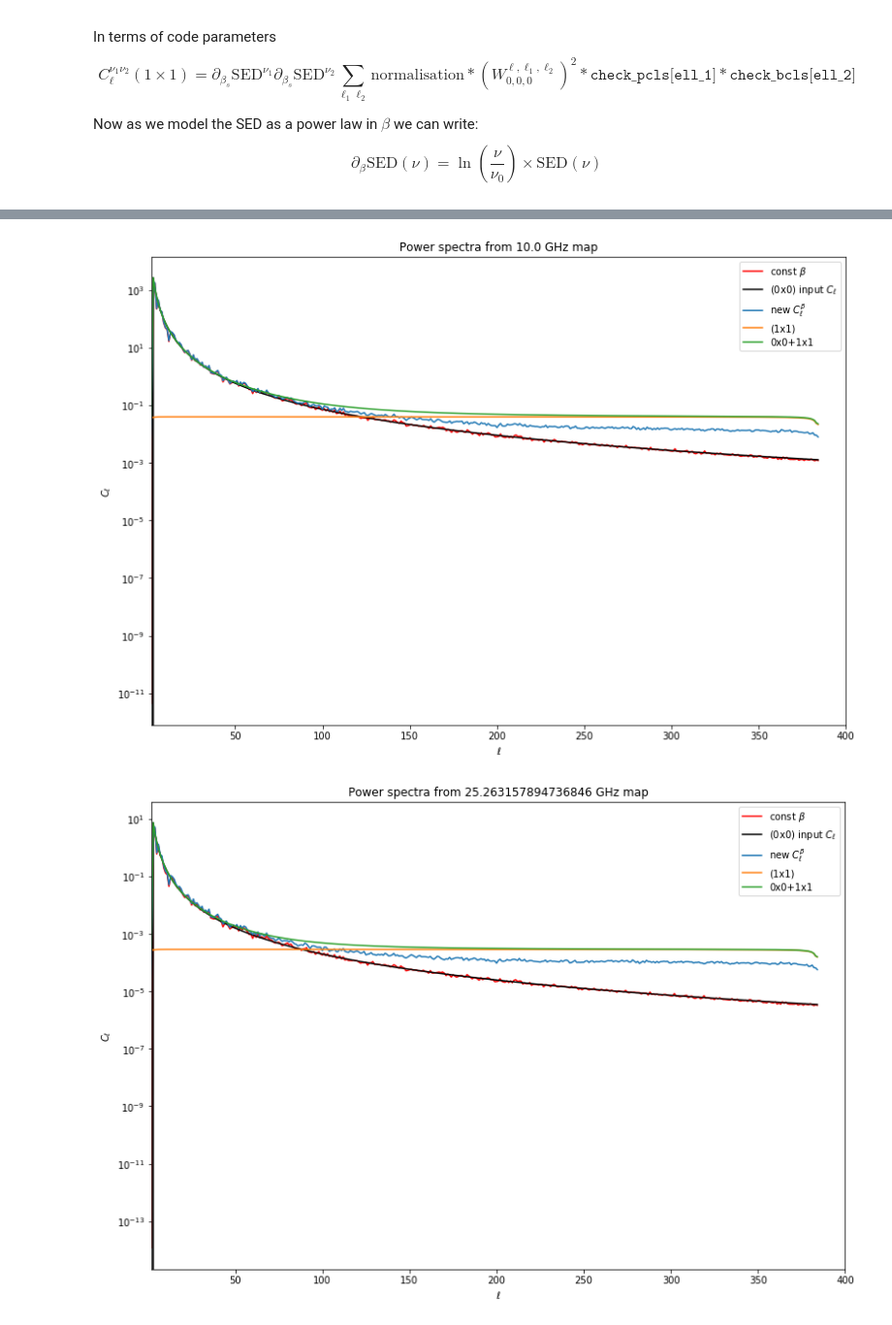
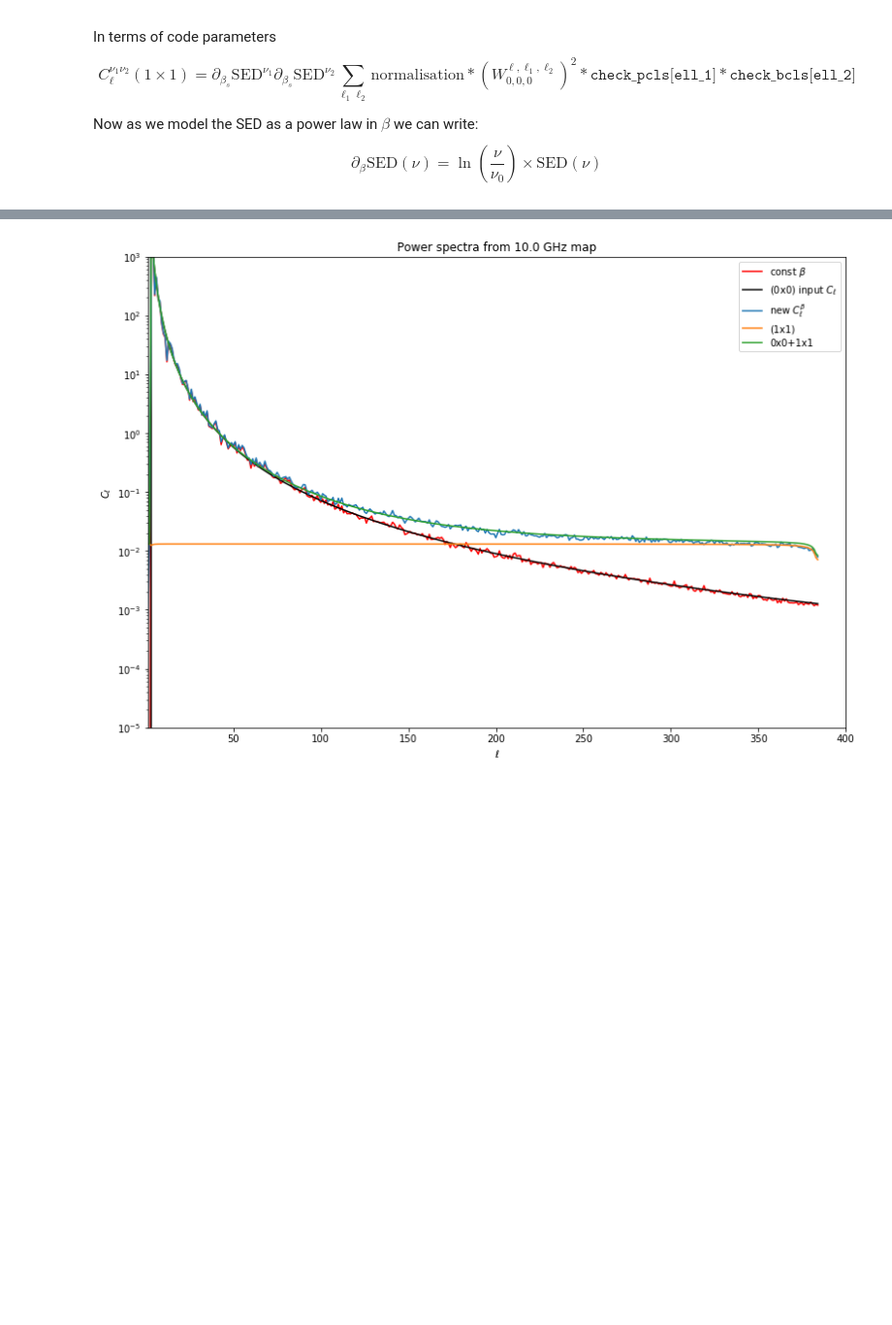
Before and after one commit to acwgough/foreground_moments, a Jupyter notebook: 2019-07-22 synch moment functions .ipynb, the cells around one changed output, grey strips where cells are left out. Shown at 97% size. Drawn from its saved outputs; the diff is of its cells as text; code cells hidden in the pictures; blank space fills up the shorter version.

```diff
--- a/2019-07-22 synch moment functions .ipynb
+++ b/2019-07-22 synch moment functions .ipynb
@@ -209,9 +209,10 @@ for ell1 in extended_ells[:high_ell-1]:
 
 
         #define wignersum to be the array with the sum of the squares of the wigner coefficients
-        wigner_squared += w3j**2
+        wigner_squared += w3j**2 * factor
         wignersum += w3j**2 * factor * A * B
 
 end = time.time()
 print('time taken = ' + str(end - start))
+a = wignersum
 # %% [output]
@@ -226,25 +225,25 @@ ylabel('w3j^2');
 # %%
 #plot power spectra
-for k in range(2):
+for k in range(1):
     #this takes the wigner sum and adds in the derivative terms out front
     moment1x1_k = log(freqs[k]/nu0)**2 * sed_scaling[k]**2 * wignersum[:Lmax]
     theory_cls = pcls*sed_scaling[k]**2        #input c_ell
     old_cls = hp.anafast(newmaps[k])           #the input c_ell
     new_cls = hp.anafast(newmaps_beta[k])      #the c_ell from constant c_ell from the beta
 
 
     figure(figsize=(13,9))
     semilogy(ells, old_cls, 'r', label=r"const $\beta$")
     semilogy(ells, theory_cls, 'k', label=r"(0x0) input $C_\ell $")
     semilogy(ells, new_cls, label=r"new $C_\ell^\beta$")
     semilogy(ells, moment1x1_k, label=r"(1x1)")
     semilogy(ells, moment1x1_k + theory_cls, label=r"0x0+1x1")
     title("Power spectra from " + str(1e-9*freqs[k]) + " GHz map" )
     xlabel(r'$\ell$')
     ylabel(r'$C_\ell$')
-    xlim(2,400)
+    xlim(1,400)
+    ylim(10**(-5-k),10**(3-k))
     legend();
 # %% [output]
-[figure, old version]
+[figure, new version]
-[figure, removed]
 # %%
```
Also changed, not shown: parts of 7 cells of this notebook, 1 other file.
